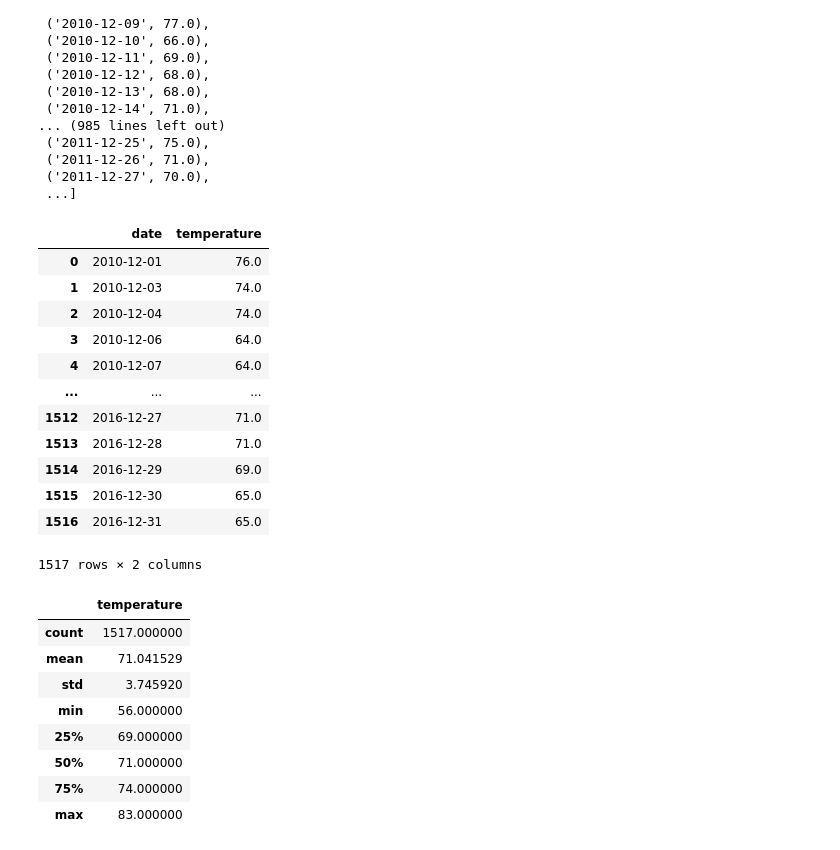
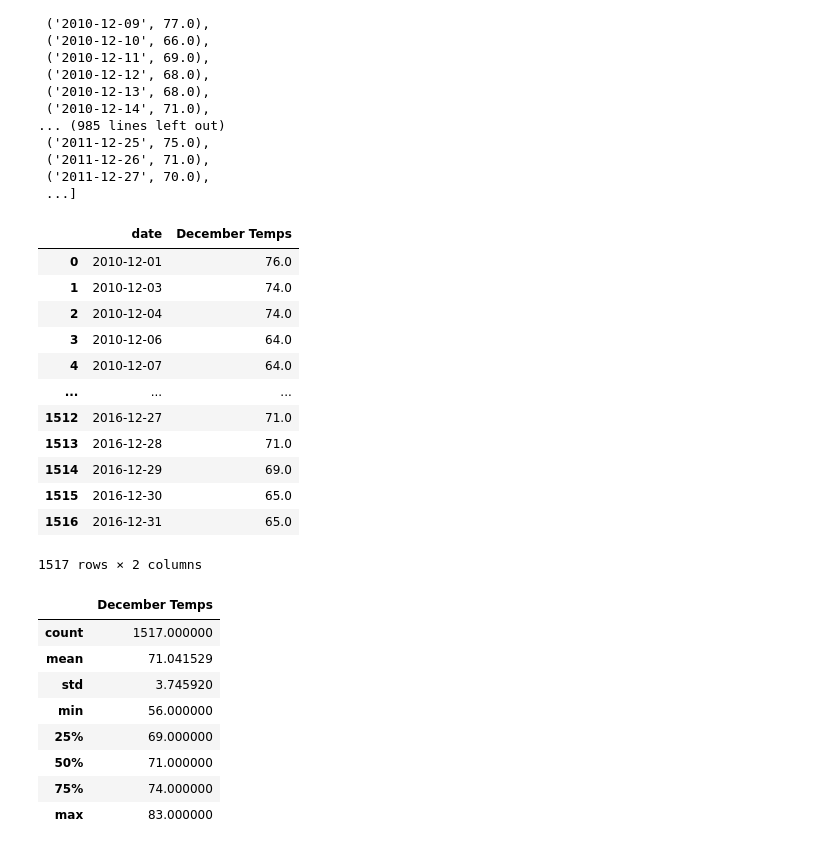
Before and after one commit to mcscrag/surfs_up, a Jupyter notebook: SurfsUp_Challenge.ipynb, the cells around one changed output. Drawn from its saved outputs; the diff is of its cells as text; code cells hidden in the pictures.

```diff
--- a/SurfsUp_Challenge.ipynb
+++ b/SurfsUp_Challenge.ipynb
@@ -135,10 +135,10 @@ dec_temps
 # 7. Convert the December temperatures to a list.
 # %%
 # 8. Create a DataFrame from the list of temperatures for the month of December.
-dec_temps_df = pd.DataFrame(dec_temps, columns=['date', 'temperature'])
+dec_temps_df = pd.DataFrame(dec_temps, columns=['date', 'December Temps'])
 dec_temps_df
 # %% [output]
-|  | date | temperature |
+|  | date | December Temps |
 | 0 | 2010-12-01 | 76.0 |
 | 1 | 2010-12-03 | 74.0 |
 | 2 | 2010-12-04 | 74.0 |
@@ -154,7 +154,7 @@ dec_temps_df
 # %%
 dec_temps_df.describe()
 # %% [output]
-|  | temperature |
+|  | December Temps |
 | count | 1517.000000 |
 | mean | 71.041529 |
 | std | 3.745920 |
```
Also changed, not shown: parts of 2 cells of this notebook, 3 other files.
